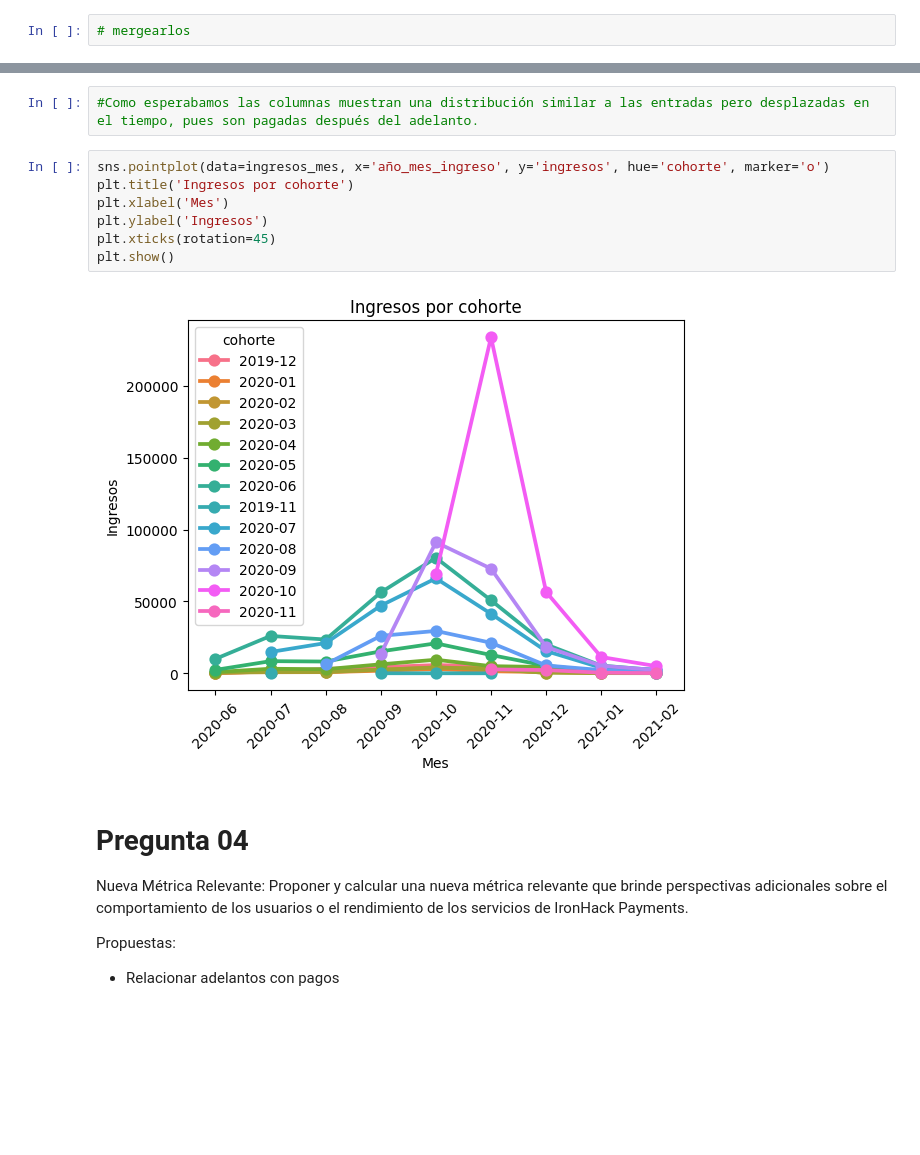
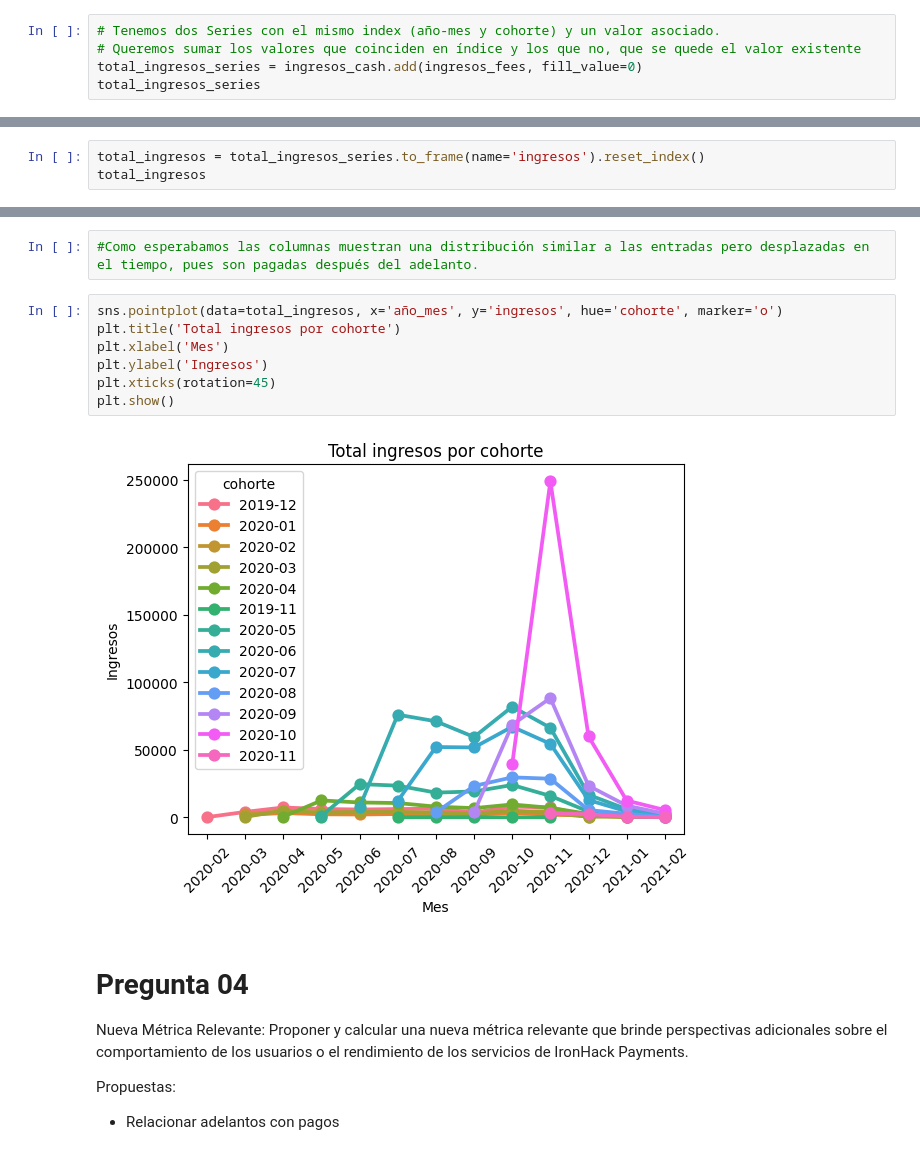
Before and after one commit to moiatgit/project-1-ironhack-payments-es, a Jupyter notebook: grupo3.ipynb, the cells around one changed output, grey strips where cells are left out. Drawn from its saved outputs; the diff is of its cells as text; blank space fills up the shorter version.

```diff
--- a/grupo3.ipynb
+++ b/grupo3.ipynb
@@ -854,4 +854,7 @@ año_mes  cohorte
          2020-11      5.0
 Name: total_amount, Length: 93, dtype: float64
 # %%
-# mergearlos
+# Tenemos dos Series con el mismo index (año-mes y cohorte) y un valor asociado.
+# Queremos sumar los valores que coinciden en índice y los que no, que se quede el valor existente
+total_ingresos_series = ingresos_cash.add(ingresos_fees, fill_value=0)
+total_ingresos_series
@@ -888,0 +875,3 @@ ingresos_mes
+# %%
+total_ingresos = total_ingresos_series.to_frame(name='ingresos').reset_index()
+total_ingresos
@@ -899,14 +902,14 @@ plt.show()
 # %%
 #Como esperabamos las columnas muestran una distribución similar a las entradas pero desplazadas en el tiempo, pues son pagadas después del adelanto.
 # %%
-sns.pointplot(data=ingresos_mes, x='año_mes_ingreso', y='ingresos', hue='cohorte', marker='o')
-plt.title('Ingresos por cohorte')
+sns.pointplot(data=total_ingresos, x='año_mes', y='ingresos', hue='cohorte', marker='o')
+plt.title('Total ingresos por cohorte')
 plt.xlabel('Mes')
 plt.ylabel('Ingresos')
 plt.xticks(rotation=45)
 plt.show()
 # %% [output]
-[figure, old version]
+[figure, new version]
 # %% [markdown]
 # Pregunta 04
 
```
Also changed, not shown: parts of 5 cells of this notebook.
